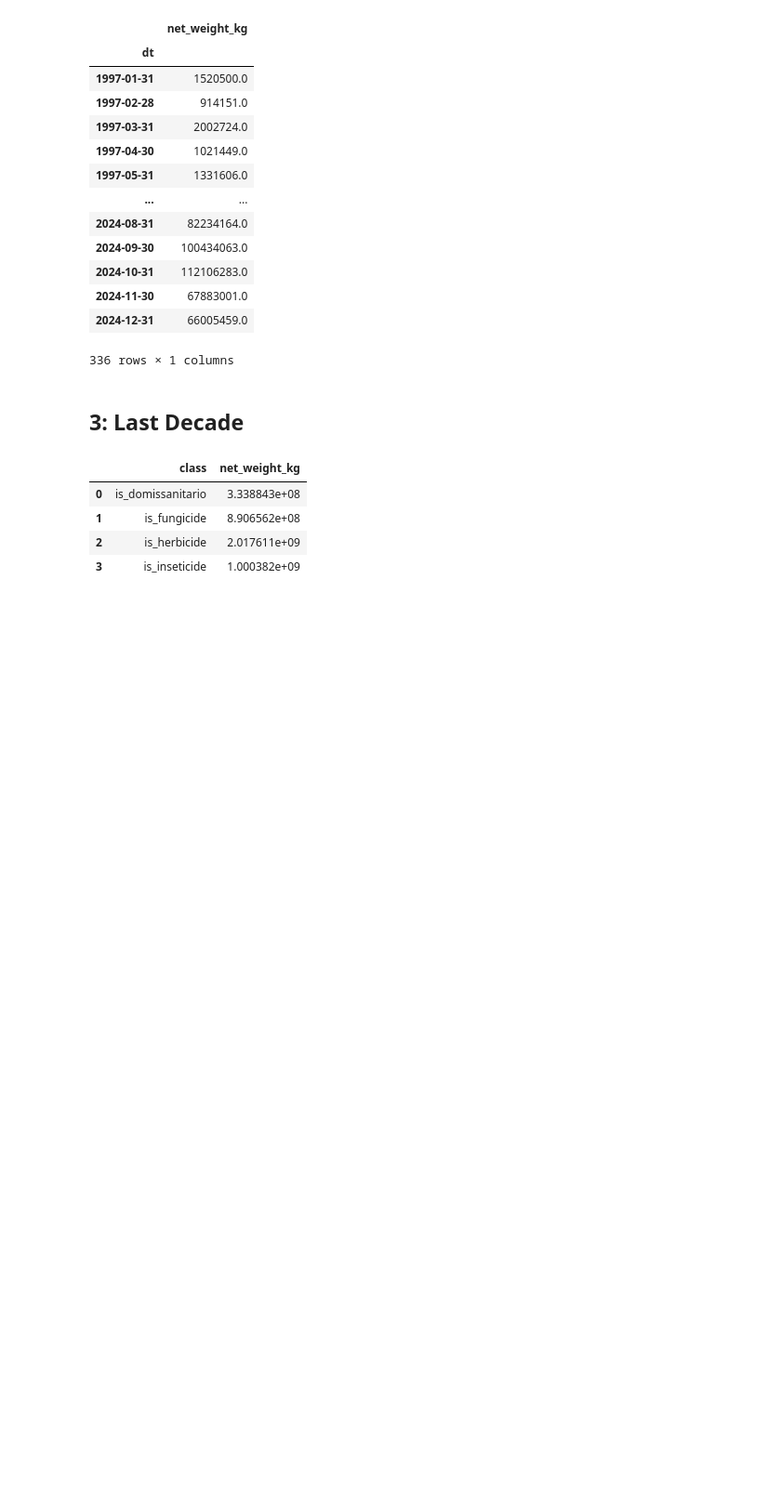
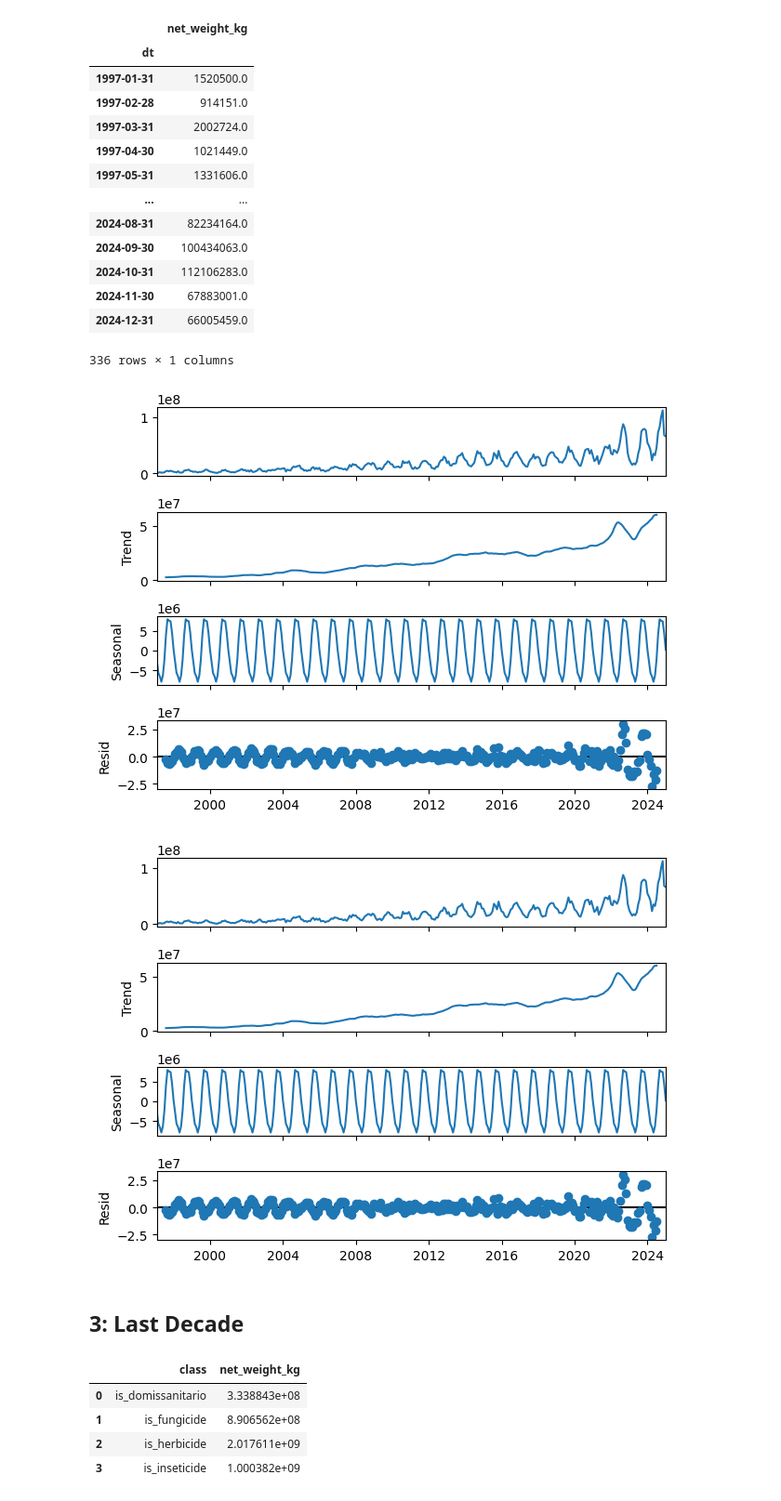
Before and after one commit to HenriqueCord/comexstat_pesticide_viz, a Jupyter notebook: comexstat_viz/notebooks/exploratory_analysis.ipynb, the cells around one changed output. Shown at 93% size. Cells and saved outputs as stored; diff of their text form; code cells hidden in the pictures; blank space fills up the shorter version.

Commit message:
create plot fns, add more info to dash

```diff
--- a/comexstat_viz/notebooks/exploratory_analysis.ipynb
+++ b/comexstat_viz/notebooks/exploratory_analysis.ipynb
@@ -17,7 +17,7 @@ import fetch_data as fd
 # %% [markdown]
 ## 1. **Pre-processing**
 # %%
-df_pest = fd.create_denfensivos_agricolas_df()
+df_pest = cfd.create_denfensivos_agricolas_df()
 # %% [output]
 Data quality check passed - no NaNs or duplicates found.
 # %%
@@ -170,6 +172,11 @@ monthly_ts_df
 336 rows × 1 columns
 # %%
 decomposed_ts = seasonal_decompose(monthly_ts_df)
+# %%
+decomposed_ts.plot()
+# %% [output]
+[figure, added]
+[figure, added]
 # %%
 fig = px.bar(
     melted_agg_df,
```
Also changed, not shown: parts of 5 cells of this notebook, 8 other files.
